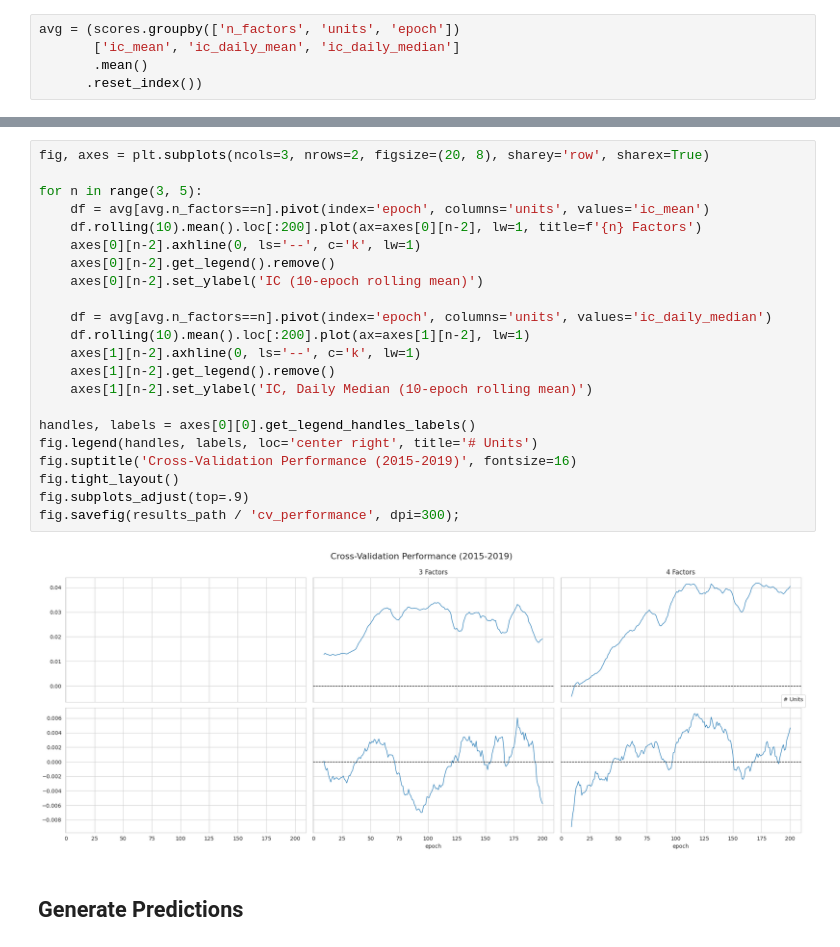
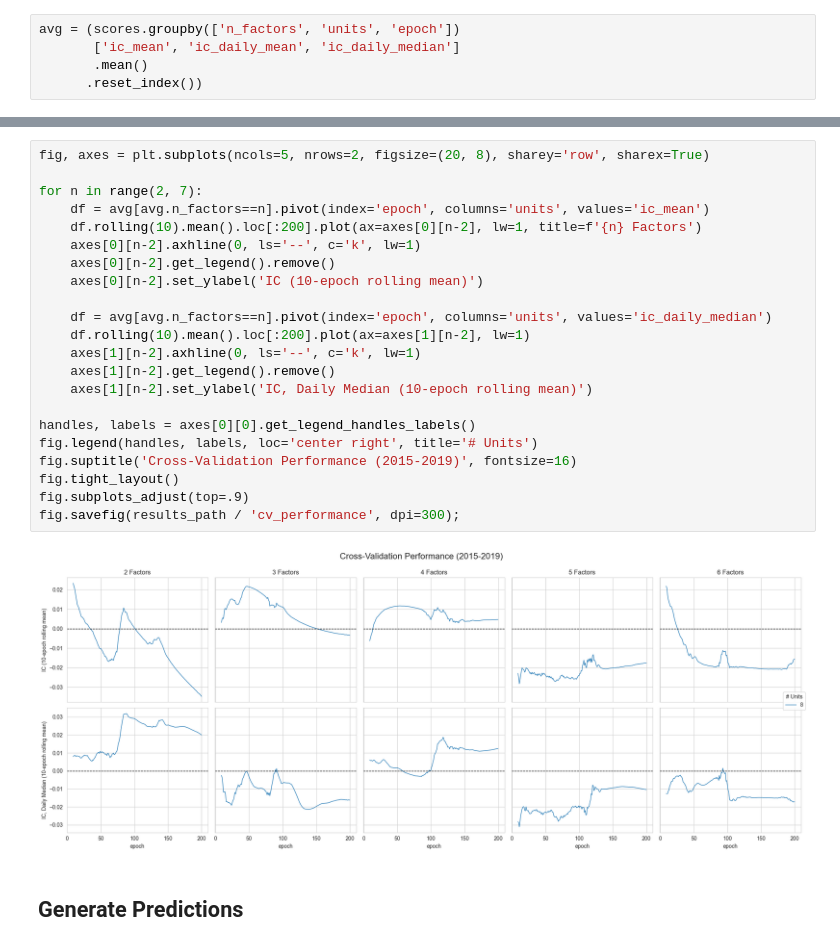
Before and after one commit to ChoiInYeol/Asset-pricing-models-using-deep-learning-networks, a Jupyter notebook: 06_conditional_autoencoder_for_asset_pricing_model.ipynb, the cells around one changed output, grey strips where cells are left out. Saved outputs shown, nothing was run; the diff lists cells and outputs as text.

```diff
--- a/06_conditional_autoencoder_for_asset_pricing_model.ipynb
+++ b/06_conditional_autoencoder_for_asset_pricing_model.ipynb
@@ -581,27 +516,27 @@ top.nlargest(n=5, columns=['ic_daily_median'])
 # %%
-fig, axes = plt.subplots(ncols=3, nrows=2, figsize=(20, 8), sharey='row', sharex=True)
+fig, axes = plt.subplots(ncols=5, nrows=2, figsize=(20, 8), sharey='row', sharex=True)
 
-for n in range(3, 5):
+for n in range(2, 7):
     df = avg[avg.n_factors==n].pivot(index='epoch', columns='units', values='ic_mean')
     df.rolling(10).mean().loc[:200].plot(ax=axes[0][n-2], lw=1, title=f'{n} Factors')
     axes[0][n-2].axhline(0, ls='--', c='k', lw=1)
     axes[0][n-2].get_legend().remove()
     axes[0][n-2].set_ylabel('IC (10-epoch rolling mean)')
 
     df = avg[avg.n_factors==n].pivot(index='epoch', columns='units', values='ic_daily_median')
     df.rolling(10).mean().loc[:200].plot(ax=axes[1][n-2], lw=1)
     axes[1][n-2].axhline(0, ls='--', c='k', lw=1)
     axes[1][n-2].get_legend().remove()
     axes[1][n-2].set_ylabel('IC, Daily Median (10-epoch rolling mean)')
 
 handles, labels = axes[0][0].get_legend_handles_labels()
 fig.legend(handles, labels, loc='center right', title='# Units')
 fig.suptitle('Cross-Validation Performance (2015-2019)', fontsize=16)
 fig.tight_layout()
 fig.subplots_adjust(top=.9)
 fig.savefig(results_path / 'cv_performance', dpi=300);
 # %% [output]
-[figure, old version]
+[figure, new version]
 # %% [markdown]
 ## Generate Predictions
 # %% [markdown]
```
Also changed, not shown: parts of 14 cells of this notebook, 1 other file.
